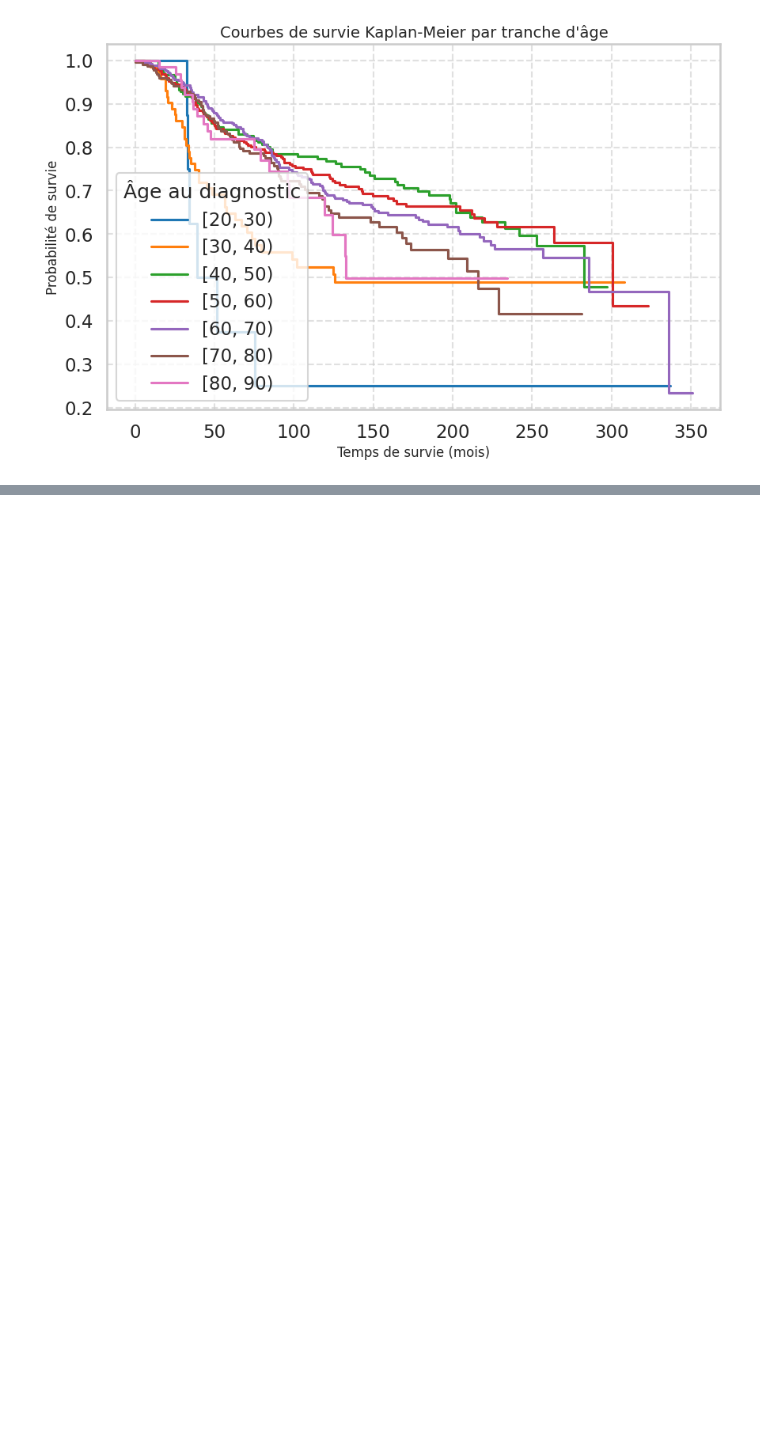
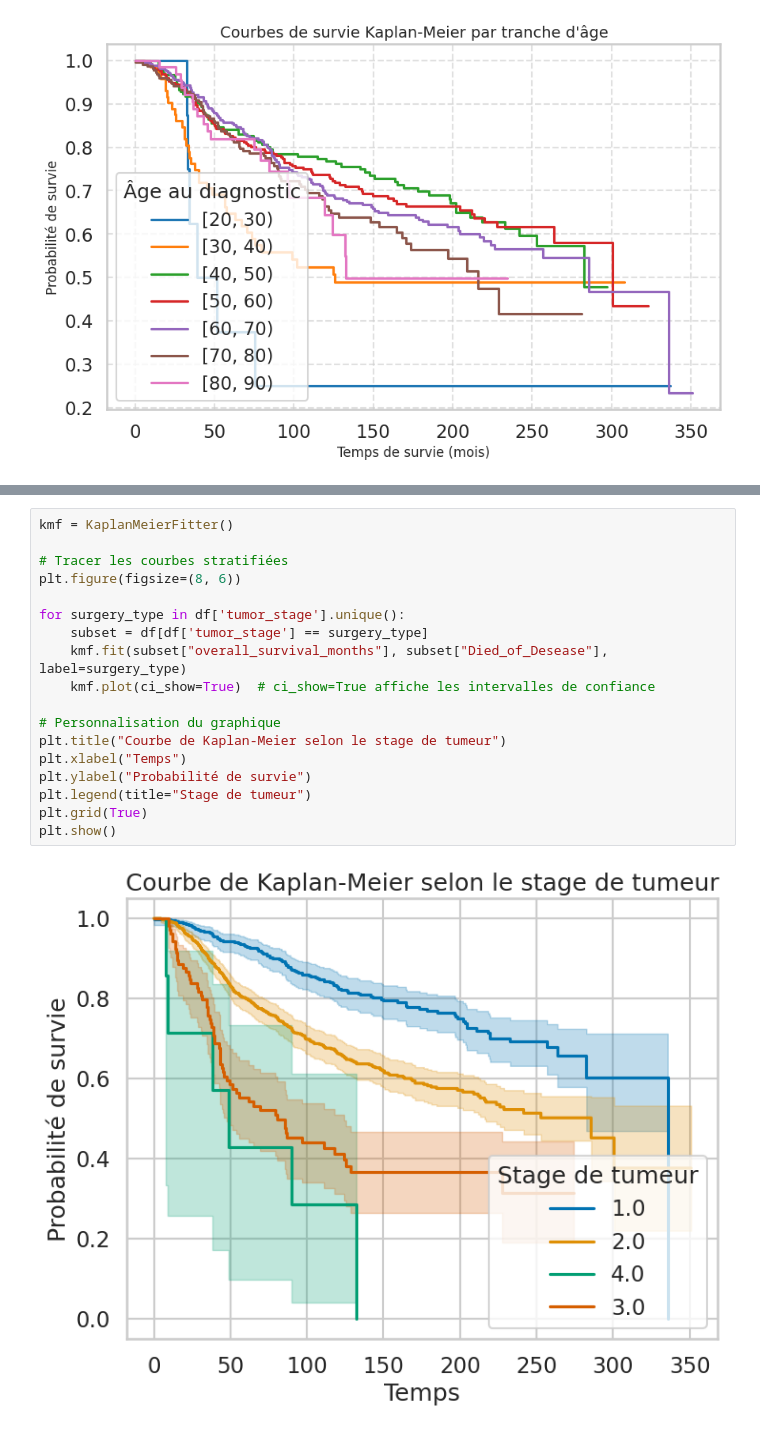
Before and after one commit to Clement-Dn/Surv-ML, a Jupyter notebook: BasicSurv.ipynb, the cells around one changed output, grey strips where cells are left out. Drawn from its saved outputs; the diff is of its cells as text; blank space fills up the shorter version.

```diff
--- a/BasicSurv.ipynb
+++ b/BasicSurv.ipynb
@@ -499,0 +532,20 @@ plt.show()
+# %%
+kmf = KaplanMeierFitter()
+
+# Tracer les courbes stratifiées
+plt.figure(figsize=(8, 6))
+
+for surgery_type in df['tumor_stage'].unique():
+    subset = df[df['tumor_stage'] == surgery_type]
+    kmf.fit(subset["overall_survival_months"], subset["Died_of_Desease"], label=surgery_type)
+    kmf.plot(ci_show=True)  # ci_show=True affiche les intervalles de confiance
+
+# Personnalisation du graphique
+plt.title("Courbe de Kaplan-Meier selon le stage de tumeur")
+plt.xlabel("Temps")
+plt.ylabel("Probabilité de survie")
+plt.legend(title="Stage de tumeur")
+plt.grid(True)
+plt.show()
+# %% [output]
+[figure, added]
```
Also changed, not shown: parts of 6 cells of this notebook.
